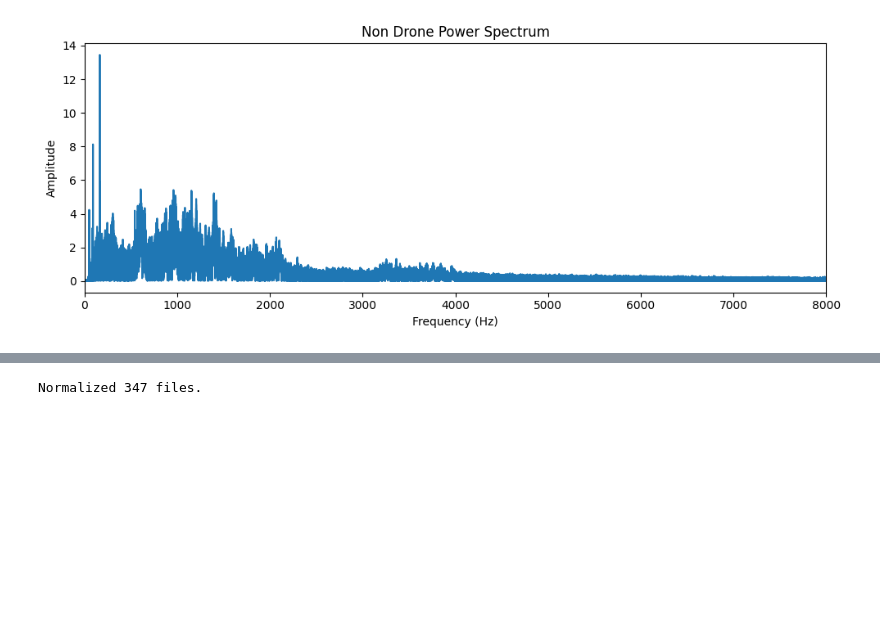
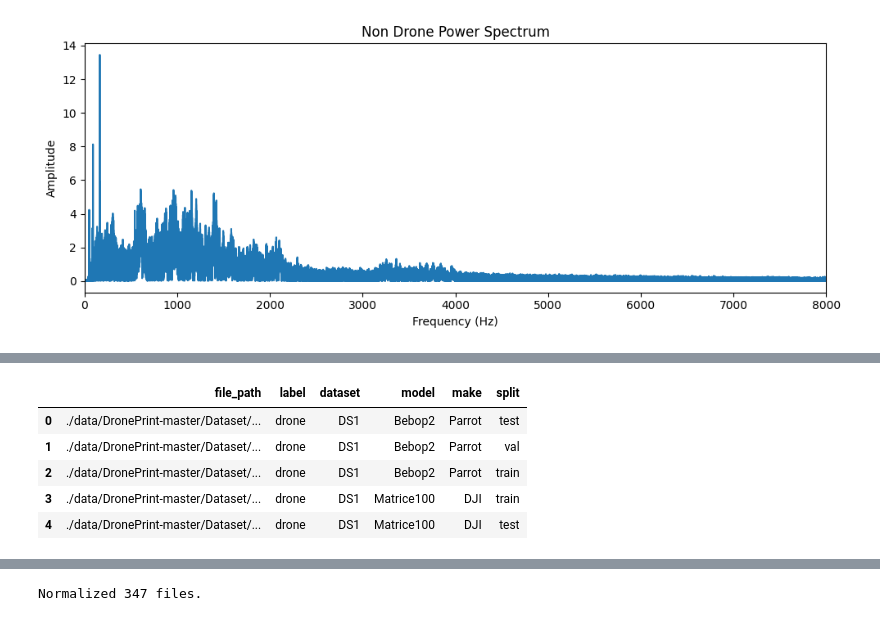
Before and after one commit to ricardofdr/acoustic-uav-detection, a Jupyter notebook: 01_data_exploration_3.ipynb, the cells around one changed output, grey strips where cells are left out. Cells and saved outputs as stored; diff of their text form; code cells hidden in the pictures; blank space fills up the shorter version.

```diff
--- a/01_data_exploration.ipynb
+++ b/01_data_exploration_3.ipynb
@@ -243,0 +499,80 @@ test_df.to_csv("test_metadata.csv", index=False)
+# %%
+# ── File-level split (assign whole recordings to train/val/test) ─────────────
+# FREEZE-AWARE: if droneprint_split_metadata.csv already exists from a previous run, every
+# file_path already present there KEEPS its previously assigned split - new files (e.g. from the
+# DADS ingestion above, or a newly downloaded DronePrint sub-folder) only ever fill in around the
+# existing assignment, they never bump an existing file out of its split. This matters a lot here:
+# silently re-shuffling everything on every re-run would mean a recording that used to be in
+# `test` could quietly end up in `train` next time, which is exactly the kind of leak this whole
+# split step exists to prevent, and it would make ablation/benchmark numbers computed before and
+# after adding data impossible to compare honestly.
+
+import numpy as np
+
+SPLIT_SEED = 42
+rng = np.random.default_rng(SPLIT_SEED)
+
+PREVIOUS_SPLIT_PATH = "droneprint_split_metadata.csv"
+previous_splits = {}
+if os.path.exists(PREVIOUS_SPLIT_PATH):
+    _prev = pd.read_csv(PREVIOUS_SPLIT_PATH)
+    previous_splits = dict(zip(_prev["file_path"], _prev["split"]))
+    print(f"Found {len(previous_splits)} previously-assigned file splits - these are frozen.")
+
+
+def assign_splits(n_items, ratios=(0.6, 0.2, 0.2)):
+    """
+    Return a list of 'train'/'val'/'test' labels of length n_items, respecting `ratios`
+    as closely as possible while still giving every non-empty group at least one
+    representative in train, and (when there are enough items) in val and test too.
+    This matters a lot here because some drone models currently only have a handful
+    of source recordings.
+    """
+    if n_items == 0:
+        return []
+    if n_items == 1:
+        return ["train"]
+    if n_items == 2:
+        return ["train", "val"]
+    n_test = max(1, round(n_items * ratios[2]))
+    n_val = max(1, round(n_items * ratios[1]))
+    n_train = n_items - n_val - n_test
+    if n_train < 1:
+        n_train = 1
+        if n_val > 1:
+            n_val -= 1
+        elif n_test > 1:
+            n_test -= 1
+    labels = ["train"] * n_train + ["val"] * n_val + ["test"] * n_test
+    # Top up / trim in case of rounding drift
+    while len(labels) < n_items:
+        labels.append("train")
+    while len(labels) > n_items:
+        labels.pop()
+    return labels
+
+
+split_col = pd.Series(index=df.index, dtype=object)
+
+# Frozen files: reuse their previous split directly, skip them in the fresh-assignment pass below.
+is_frozen = df["file_path"].isin(previous_splits)
+split_col.loc[is_frozen] = df.loc[is_frozen, "file_path"].map(previous_splits)
+if is_frozen.any():
+    print(f"{int(is_frozen.sum())} files keep their previous split; "
+          f"{int((~is_frozen).sum())} are new and will be freshly assigned.")
+
+# Group by (dataset, label, model) so that every drone model / background-sound class is
+# independently spread across train/val/test, instead of e.g. all Spark files landing in train.
+# Only the NOT-previously-assigned files in each group get a fresh split assignment.
+for (ds_name, label, model), group in df[~is_frozen].groupby(["dataset", "label", "model"]):
+    idx = group.index.to_numpy()
+    rng.shuffle(idx)
+    labels = assign_splits(len(idx))
+    split_col.loc[idx] = labels
+
+df["split"] = split_col
+
+print(df.groupby(["dataset", "split"]).size().unstack(fill_value=0))
+df.to_csv("droneprint_split_metadata.csv", index=False)
+df.head()
+# %% [output]
@@ -243,0 +585,6 @@ test_df.to_csv("test_metadata.csv", index=False)
+|  | file_path | label | dataset | model | make | split |
+| 0 | ./data/DronePrint-master/Dataset/... | drone | DS1 | Bebop2 | Parrot | test |
+| 1 | ./data/DronePrint-master/Dataset/... | drone | DS1 | Bebop2 | Parrot | val |
+| 2 | ./data/DronePrint-master/Dataset/... | drone | DS1 | Bebop2 | Parrot | train |
+| 3 | ./data/DronePrint-master/Dataset/... | drone | DS1 | Matrice100 | DJI | train |
+| 4 | ./data/DronePrint-master/Dataset/... | drone | DS1 | Matrice100 | DJI | test |
```
Also changed, not shown: parts of 25 cells of this notebook, 22 other files.
